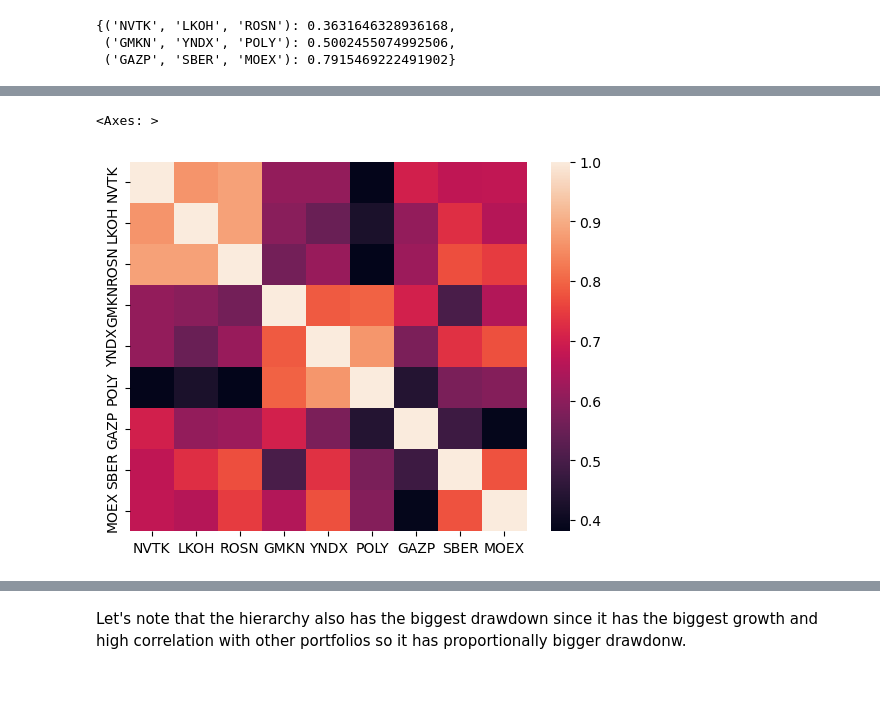
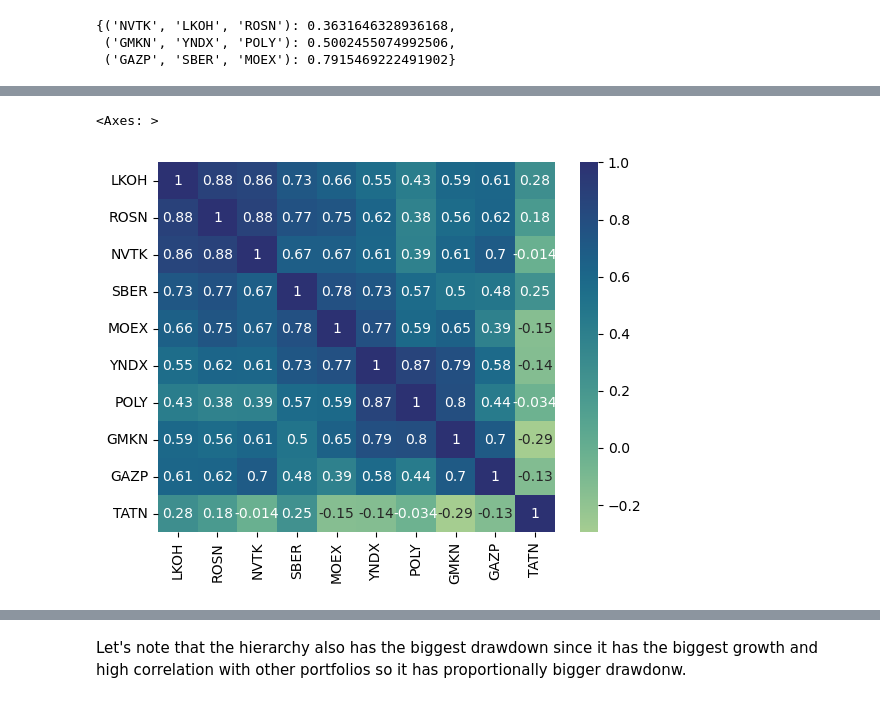
Before and after one commit to dmtrpolovnikov/network_analysis, a Jupyter notebook: practice_7.ipynb, the cells around one changed output, grey strips where cells are left out. Drawn from its saved outputs; the diff is of its cells as text; code cells hidden in the pictures.

```diff
--- a/practice_7.ipynb
+++ b/practice_7.ipynb
@@ -384,7 +384,7 @@ for i in range(len(tickers)-1):
     closest_elements = None
     for pair, distance in col_dist.items():
         # if len(pair) == 2: # unclustered
-        if distance < minimal_dist:
+        if len(pair) == 2 and distance < minimal_dist:
             minimal_dist = distance
             closest_tickers = pair
 
@@ -441,21 +498,14 @@ clusters
 # %%
 # quasydiagonalizing
-tickers = [
-    'NVTK', 'LKOH', 'ROSN', # cluster 1
-    'GMKN', 'YNDX', 'POLY', # cluster 2
-    'GAZP', 'SBER', 'MOEX'   # cluster 3
-]
-cluster1 = [ 'NVTK', 'LKOH', 'ROSN' ]
-cluster2 = [ 'GMKN', 'YNDX', 'POLY' ]
-cluster3 = [ 'GAZP', 'SBER', 'MOEX' ]
+tickers = list(temp_cluster)
 tickers_corr = tickers_corr.loc[tickers,tickers]
-tickers_cov = tickers_df.cov().loc[tickers,tickers]
+tickers_cov = tickers_df.corr().loc[tickers,tickers]
 # %%
 import seaborn as sns
 
-sns.heatmap(tickers_corr)
+sns.heatmap(tickers_corr, annot=True, cmap='crest')
 # as we can see
 # the clustered tickers have high correlations
 # %% [output]
 <Axes: >
-[figure, old version]
+[figure, new version]
```
Also changed, not shown: parts of 9 cells of this notebook.
